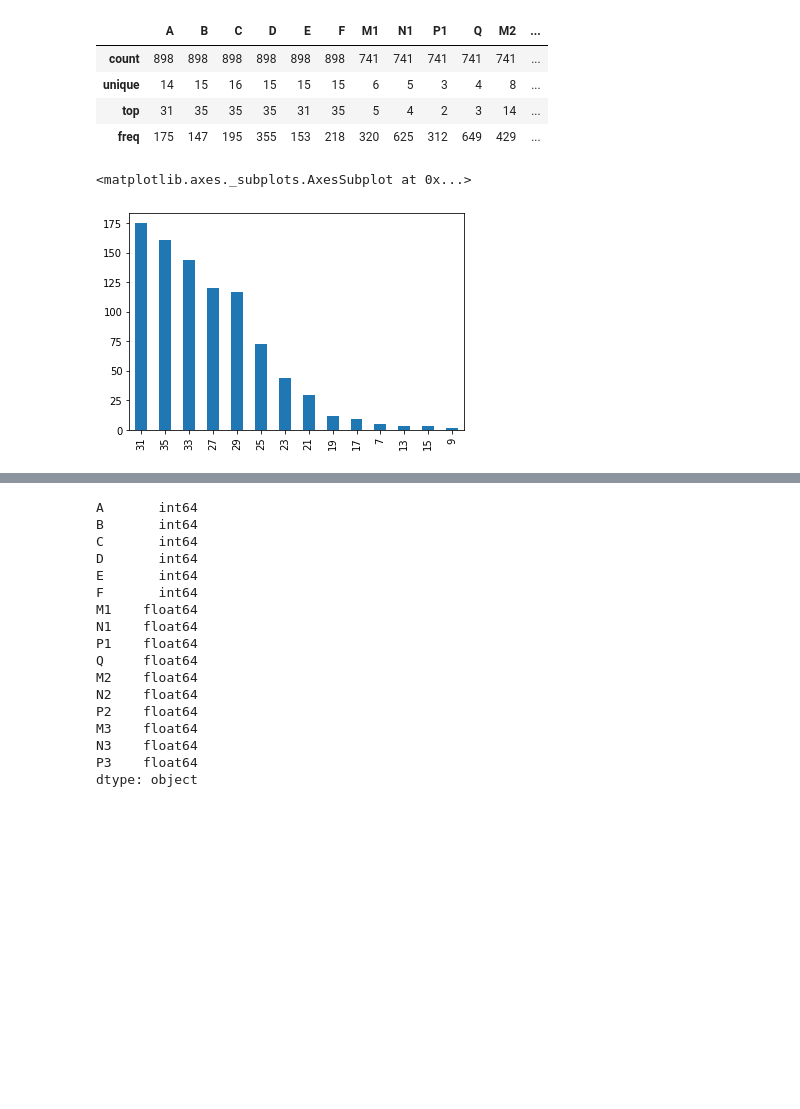
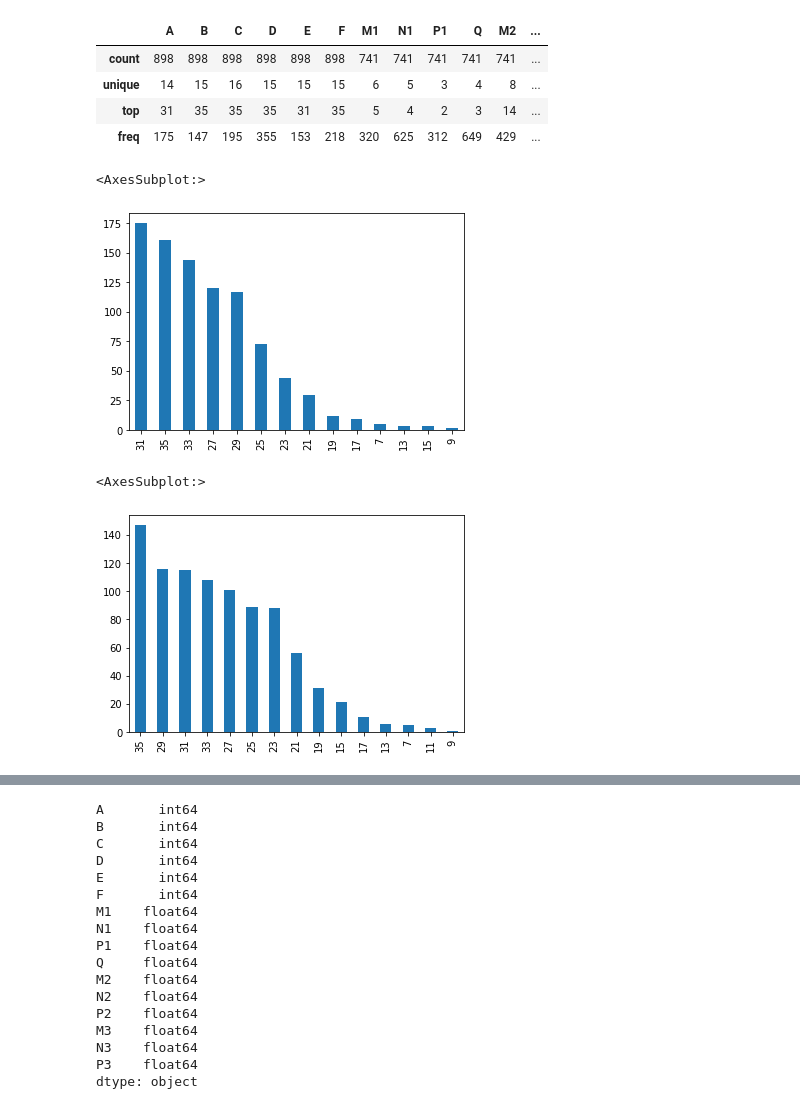
Before and after one commit to SathishPaloju/data_insigits, a Jupyter notebook: eda.ipynb, the cells around one changed output, grey strips where cells are left out. Drawn from its saved outputs; the diff is of its cells as text; code cells hidden in the pictures; blank space fills up the shorter version.

```diff
--- a/eda.ipynb
+++ b/eda.ipynb
@@ -17,5 +15,5 @@ path="/content/drive/MyDrive/Colab Notebooks/Sample1.xlsx"
 # %%
-df=pd.read_excel(path)
+df=pd.read_excel(r"Sample1.xlsx")
 # %%
 df.columns
 # %% [output]
@@ -122,7 +156,12 @@ df.describe()
 | top | 31 | 35 | 35 | 35 | 31 | 35 | 5 | 4 | 2 | 3 | 14 | ... |
 | freq | 175 | 147 | 195 | 355 | 153 | 218 | 320 | 625 | 312 | 649 | 429 | ... |
 # %%
-df['A'].value_counts().plot.bar()
+df["A"].value_counts().plot.bar()
 # %% [output]
-<matplotlib.axes._subplots.AxesSubplot at 0x...>
+<AxesSubplot:>
 [figure]
+# %%
+df["B"].value_counts().plot.bar()
+# %% [output]
+<AxesSubplot:>
+[figure, added]
```
Also changed, not shown: parts of 96 cells of this notebook.
